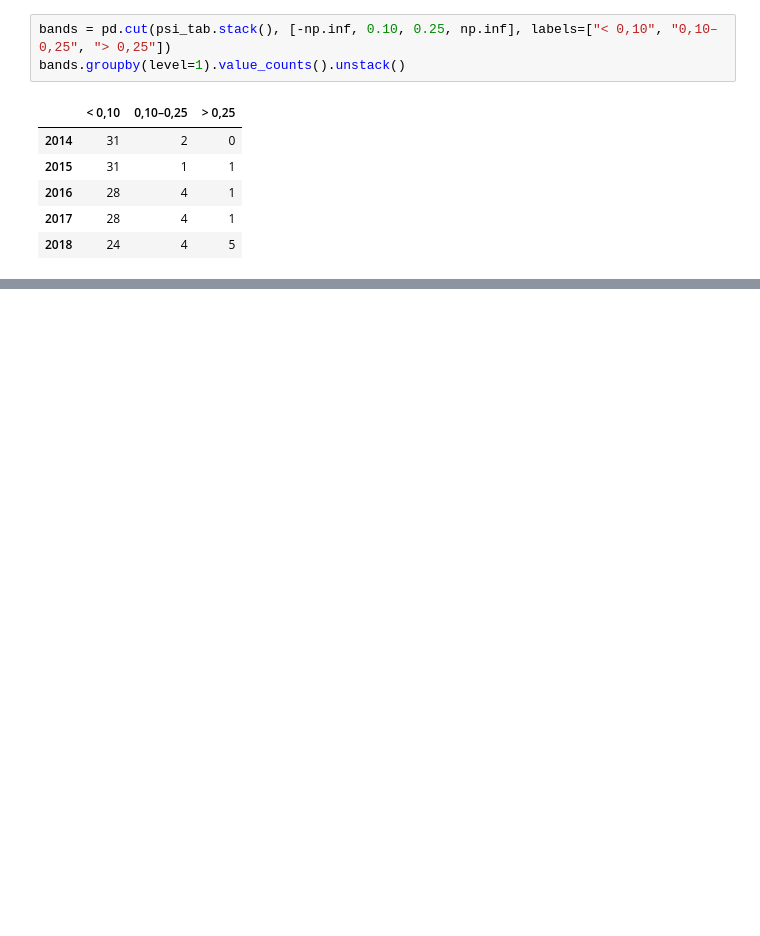
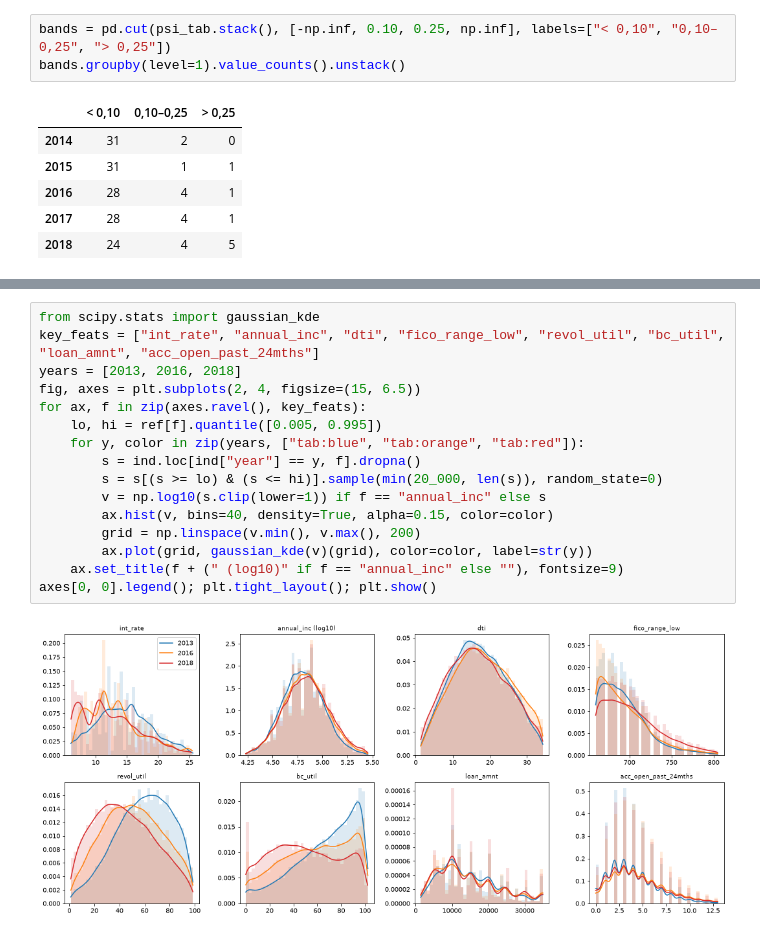
Before and after one commit to NycolasGarcia/Credit-Scoring-Drift-Monitoring, a Jupyter notebook: notebooks/01_eda.ipynb, the cells around one changed output, grey strips where cells are left out. Cells and saved outputs as stored; diff of their text form; blank space fills up the shorter version.

```diff
--- a/notebooks/01_eda.ipynb
+++ b/notebooks/01_eda.ipynb
@@ -266,0 +402,18 @@ bands.groupby(level=1).value_counts().unstack()
+# %%
+from scipy.stats import gaussian_kde
+key_feats = ["int_rate", "annual_inc", "dti", "fico_range_low", "revol_util", "bc_util", "loan_amnt", "acc_open_past_24mths"]
+years = [2013, 2016, 2018]
+fig, axes = plt.subplots(2, 4, figsize=(15, 6.5))
+for ax, f in zip(axes.ravel(), key_feats):
+    lo, hi = ref[f].quantile([0.005, 0.995])
+    for y, color in zip(years, ["tab:blue", "tab:orange", "tab:red"]):
+        s = ind.loc[ind["year"] == y, f].dropna()
+        s = s[(s >= lo) & (s <= hi)].sample(min(20_000, len(s)), random_state=0)
+        v = np.log10(s.clip(lower=1)) if f == "annual_inc" else s
+        ax.hist(v, bins=40, density=True, alpha=0.15, color=color)
+        grid = np.linspace(v.min(), v.max(), 200)
+        ax.plot(grid, gaussian_kde(v)(grid), color=color, label=str(y))
+    ax.set_title(f + (" (log10)" if f == "annual_inc" else ""), fontsize=9)
+axes[0, 0].legend(); plt.tight_layout(); plt.show()
+# %% [output]
+[figure, added]
```
Also changed, not shown: parts of 33 cells of this notebook.
